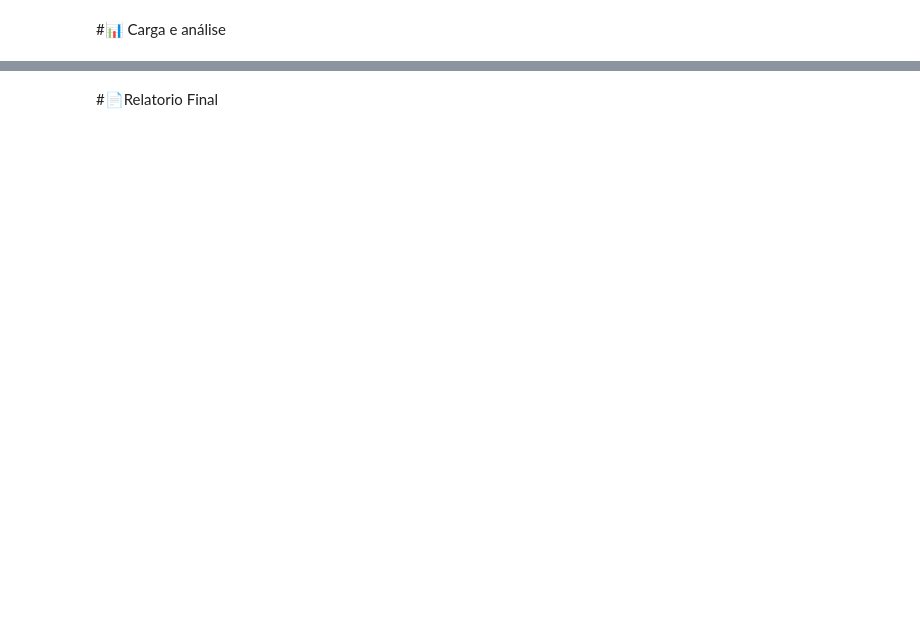
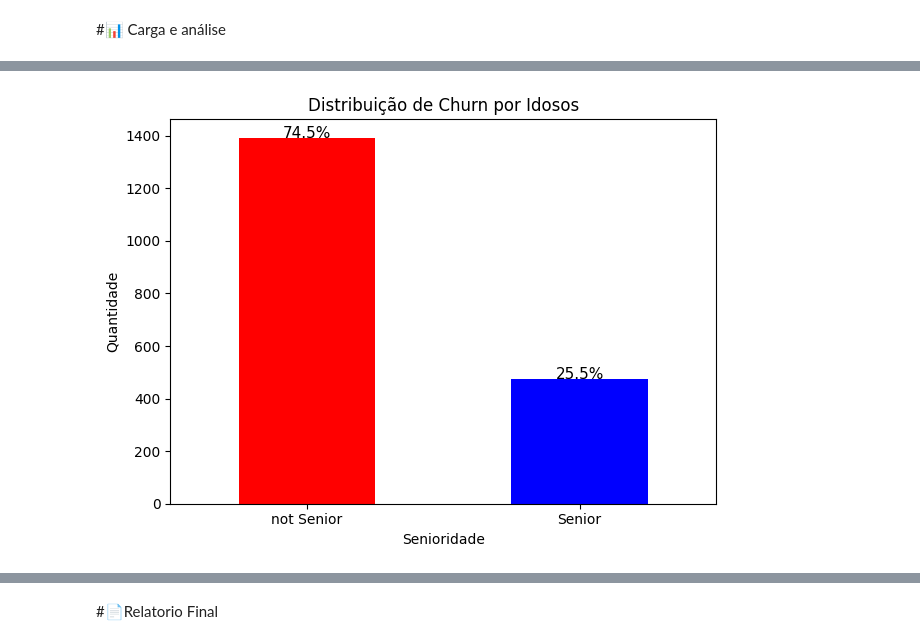
Before and after one commit to silverio1e99/TelecomX, a Jupyter notebook: TelecomX_BR.ipynb, the cells around one changed output, grey strips where cells are left out. Saved outputs shown, nothing was run; the diff lists cells and outputs as text; code cells hidden in the pictures; blank space fills up the shorter version.

```diff
--- a/TelecomX_BR.ipynb
+++ b/TelecomX_BR.ipynb
@@ -10,0 +507,25 @@ import pandas as pd
+# %%
+# Contagem de valores
+contagem_senior = df_churn['SeniorCitizen'].value_counts().rename({1: 'Senior', 0: 'not Senior'})
+
+# Geração do gráfico
+ax = contagem_senior.plot(kind='bar', color=['red', 'blue'])
+
+# Total de linhas (para calcular porcentagem)
+total_senior = contagem_senior.sum()
+
+# Adicionar porcentagens nas barras
+for i, valor in enumerate(contagem_senior):
+    porcentagem = (valor / total_senior) * 100
+    ax.text(i, valor + 0.4, f'{porcentagem:.1f}%', ha='center', fontsize=11)
+
+# Personalizando o gráfico
+plt.title('Distribuição de Churn por Idosos')
+plt.ylabel('Quantidade')
+plt.xlabel('Senioridade')
+plt.xticks(rotation=0)
+plt.tight_layout()
+
+plt.show()
+# %% [output]
+[figure, added]
```
Also changed, not shown: parts of 107 cells of this notebook, 27 other files.
